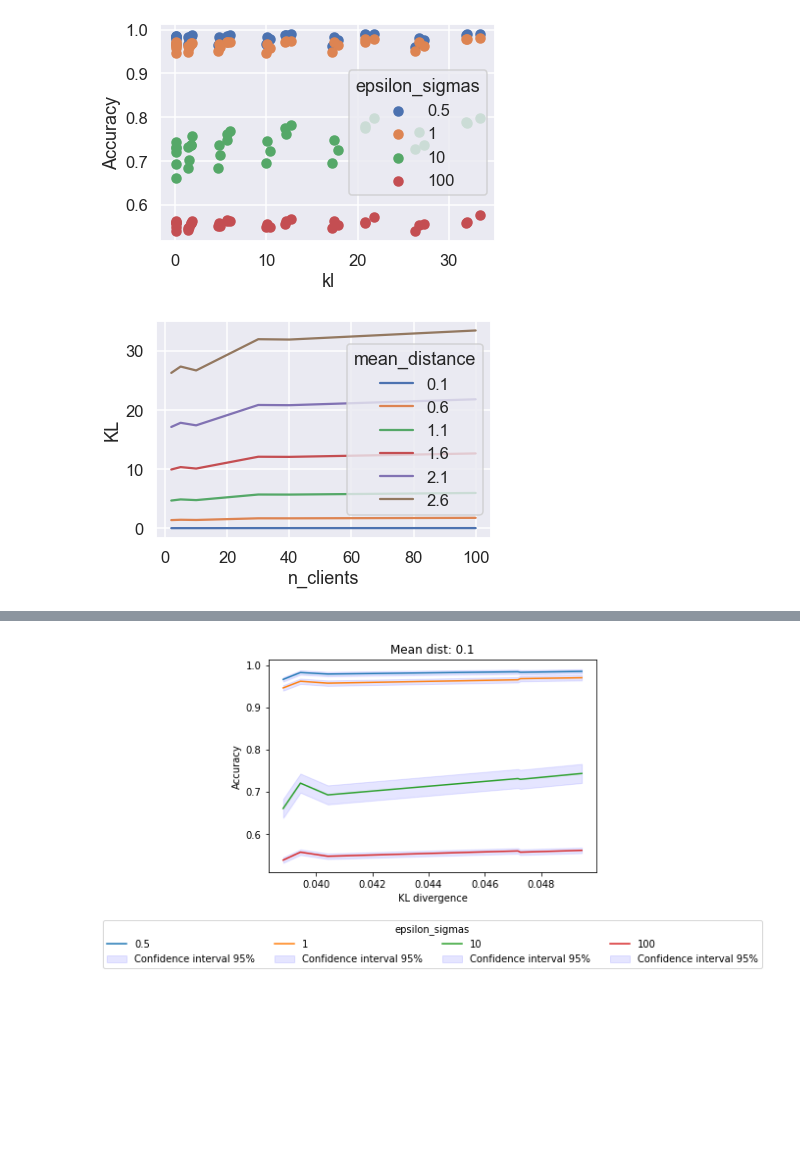
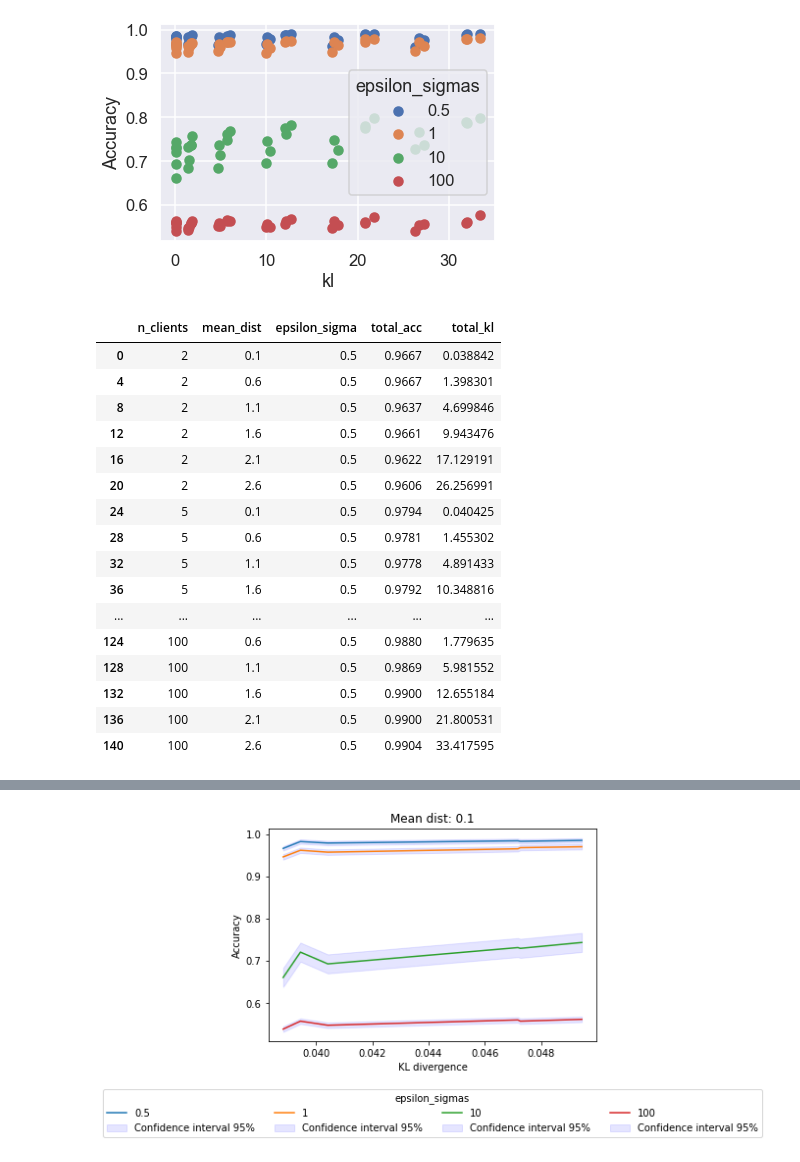
Before and after one commit to romyho-w/Thesis_FL_Ectrie, a Jupyter notebook: plot_results2.ipynb, the cells around one changed output, grey strips where cells are left out. Drawn from its saved outputs; the diff is of its cells as text; code cells hidden in the pictures; blank space fills up the shorter version.

```diff
--- a/plot_results2.ipynb
+++ b/plot_results2.ipynb
@@ -227,16 +271,3 @@ plt.show()
 #     plt.show()
 # %% [output]
 [figure]
-# %%
-N_Clients = [2,5,10,30, 40, 100]
-mean_distance = np.arange(0.1, 3.0, 0.5)
-epsilon_sigmas = [0.5, 1, 10, 100]
-for m in mean_distance:
-    n_client_df = df[df.mean_dist == m]
-    plt.plot(n_client_df.n_clients, n_client_df.total_kl)
-    plt.ylabel('KL')
-    plt.xlabel('n_clients')
-plt.legend(mean_distance, title = 'mean_distance')
-plt.show()
-# %% [output]
-[figure, removed]
@@ -242,0 +277,20 @@ plt.show()
+# %%
+df[df.epsilon_sigma == 0.5]
+# %% [output]
+|  | n_clients | mean_dist | epsilon_sigma | total_acc | total_kl |
+| 0 | 2 | 0.1 | 0.5 | 0.9667 | 0.038842 |
+| 4 | 2 | 0.6 | 0.5 | 0.9667 | 1.398301 |
+| 8 | 2 | 1.1 | 0.5 | 0.9637 | 4.699846 |
+| 12 | 2 | 1.6 | 0.5 | 0.9661 | 9.943476 |
+| 16 | 2 | 2.1 | 0.5 | 0.9622 | 17.129191 |
+| 20 | 2 | 2.6 | 0.5 | 0.9606 | 26.256991 |
+| 24 | 5 | 0.1 | 0.5 | 0.9794 | 0.040425 |
+| 28 | 5 | 0.6 | 0.5 | 0.9781 | 1.455302 |
+| 32 | 5 | 1.1 | 0.5 | 0.9778 | 4.891433 |
+| 36 | 5 | 1.6 | 0.5 | 0.9792 | 10.348816 |
+| ... | ... | ... | ... | ... | ... |
+| 124 | 100 | 0.6 | 0.5 | 0.9880 | 1.779635 |
+| 128 | 100 | 1.1 | 0.5 | 0.9869 | 5.981552 |
+| 132 | 100 | 1.6 | 0.5 | 0.9900 | 12.655184 |
+| 136 | 100 | 2.1 | 0.5 | 0.9900 | 21.800531 |
+| 140 | 100 | 2.6 | 0.5 | 0.9904 | 33.417595 |
```
Also changed, not shown: parts of 13 cells of this notebook, 4 other files.
